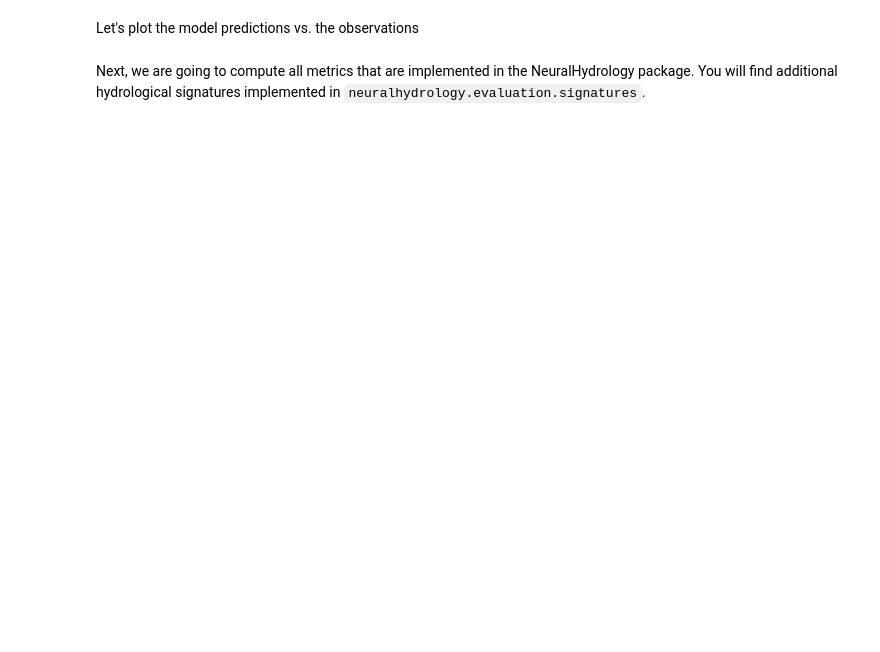
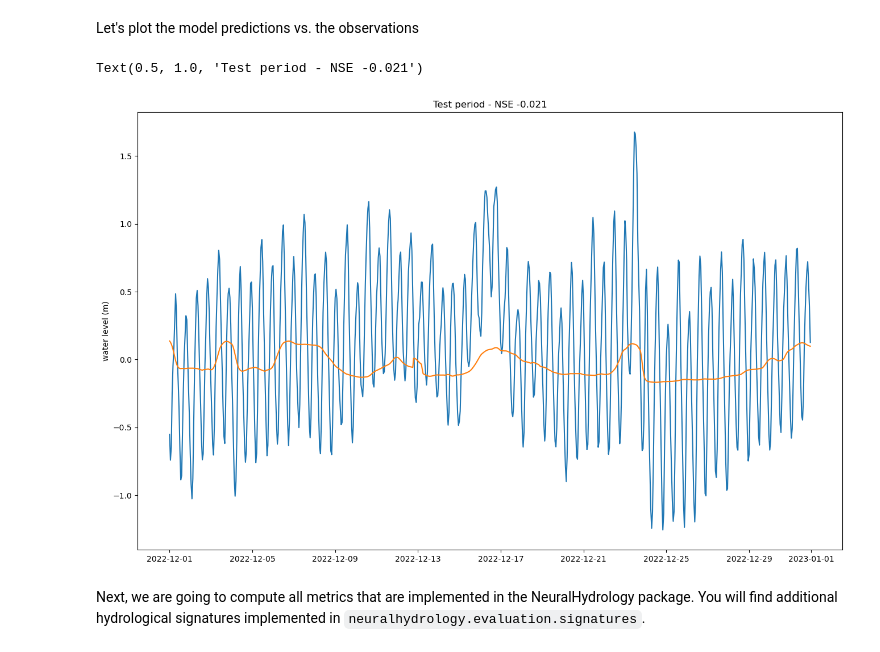
Before and after one commit to yl1127/ML-ADCIRC, a Jupyter notebook: example/01-Introduction/Introduction.ipynb, the cells around one changed output. Cells and saved outputs as stored; diff of their text form; code cells hidden in the pictures; blank space fills up the shorter version.

Commit message:
Updated result 0227

```diff
--- a/example/01-Introduction/Introduction.ipynb
+++ b/example/01-Introduction/Introduction.ipynb
@@ -133,5 +132,5 @@ qsim['date'] = pd.to_datetime(qsim['date'], format='%Y-%m-%d %H:%M:%S')
 ### Evaluate run on test set
 The run directory that needs to be specified for evaluation is printed in the output log above. Since the folder name is created dynamically (including the date and time of the start of the run) you will need to change the `run_dir` argument according to your local directory name. By default, it will use the same device as during the training process.
 # %%
-run_dir = Path("runs/test_run_1002_215435")
+run_dir = Path("runs/test_run_2702_124048")
 eval_run(run_dir=run_dir, period="test")
@@ -139,7 +142,7 @@ eval_run(run_dir=run_dir, period="test")
 ### Load and inspect model predictions
 Next, we load the results file and compare the model predictions with observations. The results file is always a pickled dictionary with one key per basin (even for a single basin). The next-lower dictionary level is the temporal resolution of the predictions. In this case, we trained a model only on daily data ('1D'). Within the temporal resolution, the next-lower dictionary level are `xr`(an xarray Dataset that contains observations and predictions), as well as one key for each metric that was specified in the config file.
 # %%
-with open(run_dir / "test" / "model_epoch050" / "test_results.p", "rb") as fp:
+with open(run_dir / "test" / "model_epoch010" / "test_results.p", "rb") as fp:
     results = pickle.load(fp)
 
 results.keys()
@@ -151,14 +166,17 @@ results['01022500']['1D']['xr']
 Let's plot the model predictions vs. the observations
 # %%
 # extract observations and simulations
-qobs = results['01022500']['1D']['xr']['QObs(mm/d)_obs']
-qsim = results['01022500']['1D']['xr']['QObs(mm/d)_sim']
+wl_obs = results['8518750']['1h']['xr']['WaterLevel_obs']
+wl_sim = results['8518750']['1h']['xr']['WaterLevel_sim']
 
 fig, ax = plt.subplots(figsize=(16,10))
-ax.plot(qobs['date'], qobs)
-ax.plot(qsim['date'], qsim)
-ax.set_ylabel("Discharge (mm/d)")
-ax.set_title(f"Test period - NSE {results['01022500']['1D']['NSE']:.3f}")
+ax.plot(wl_obs['date'], wl_obs)
+ax.plot(wl_sim['date'], wl_sim)
+ax.set_ylabel("water level (m)")
+ax.set_title(f"Test period - NSE {results['8518750']['1h']['NSE']:.3f}")
+# %% [output]
+Text(0.5, 1.0, 'Test period - NSE -0.021')
+[figure, added]
 # %% [markdown]
 Next, we are going to compute all metrics that are implemented in the NeuralHydrology package. You will find additional hydrological signatures implemented in `neuralhydrology.evaluation.signatures`.
 # %%
```
Also changed, not shown: parts of 7 cells of this notebook, 35 other files.
